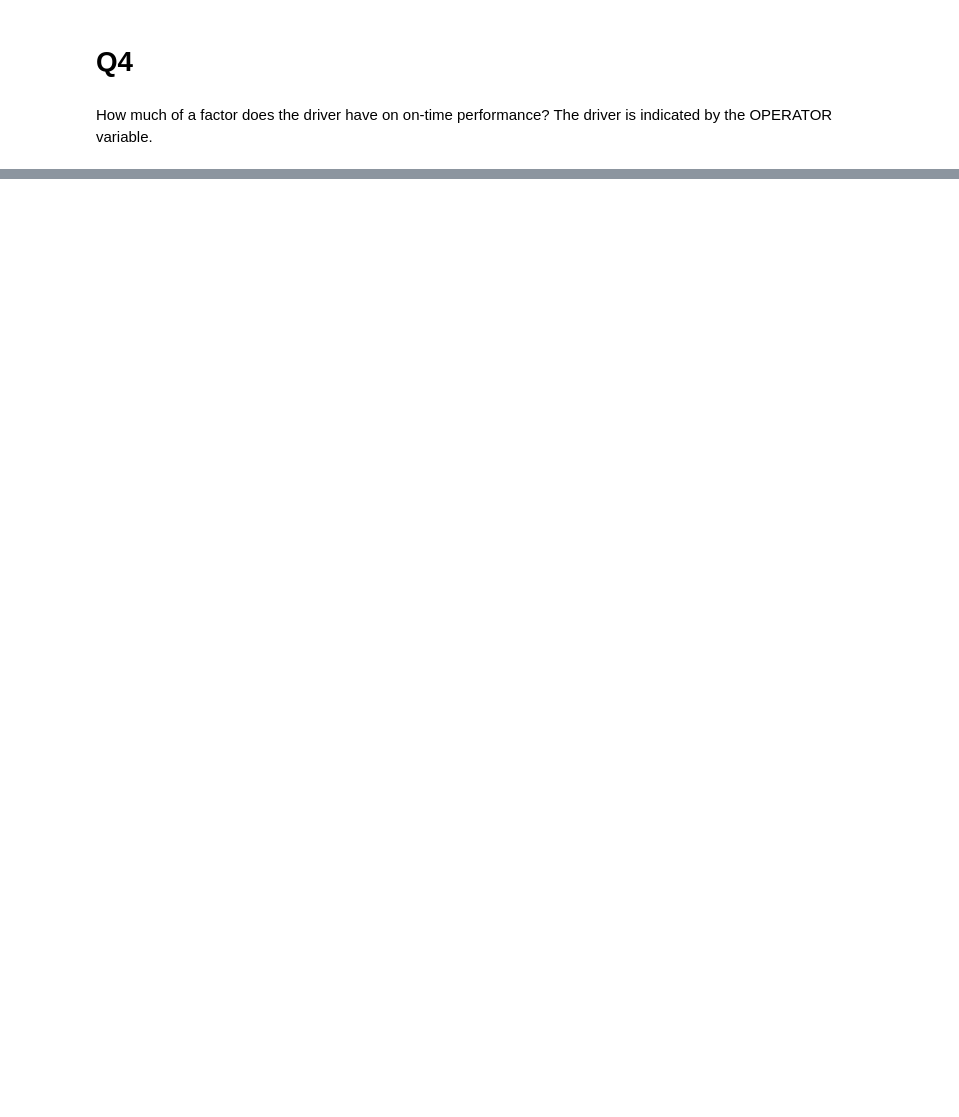
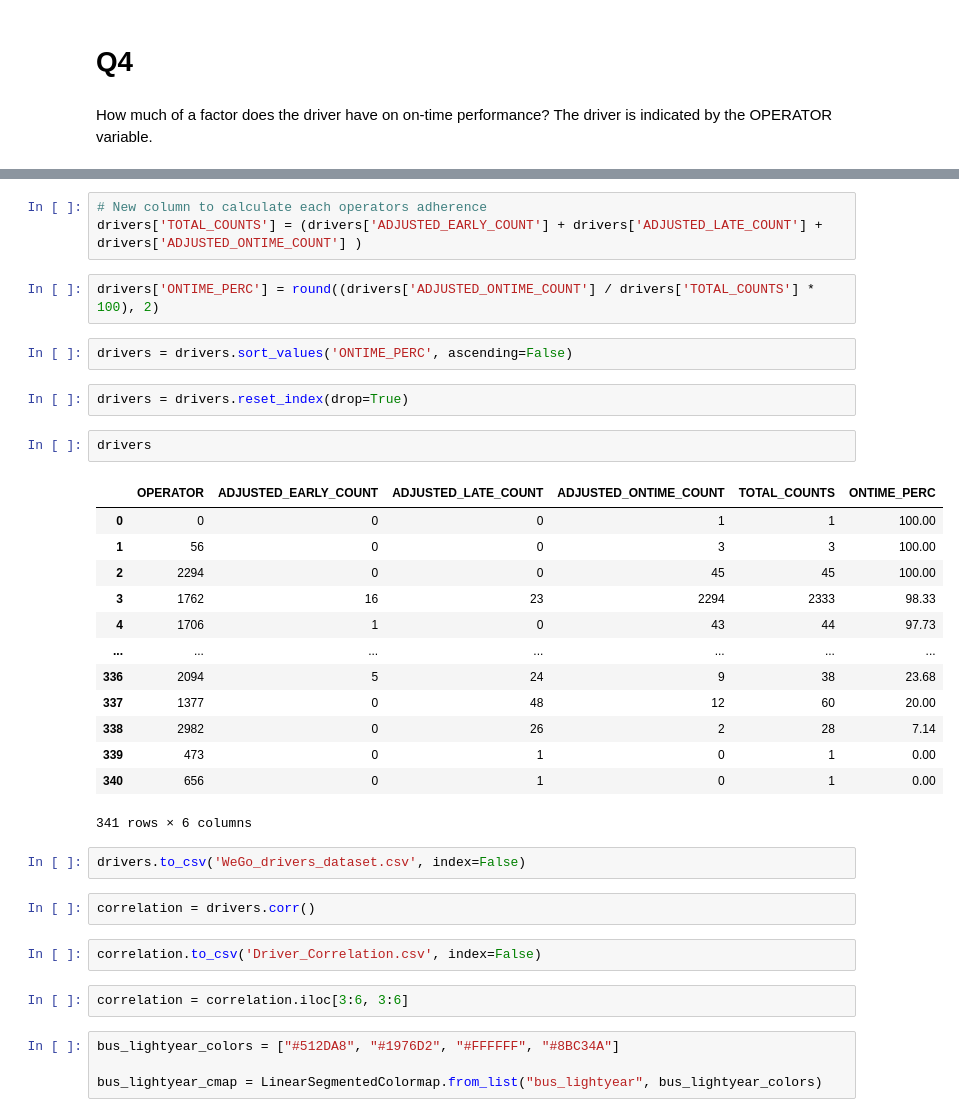
Before and after one commit to NewForce-Cohort-11-Data/wego-bus-lightyear, a Jupyter notebook: jc_wego.ipynb, the cells around one changed output, grey strips where cells are left out. Cells and saved outputs as stored; diff of their text form; blank space fills up the shorter version.

```diff
--- a/jc_wego.ipynb
+++ b/jc_wego.ipynb
@@ -122,0 +165,37 @@ How much of a factor does the driver have on on-time performance? The driver is
+# %%
+# New column to calculate each operators adherence
+drivers['TOTAL_COUNTS'] = (drivers['ADJUSTED_EARLY_COUNT'] + drivers['ADJUSTED_LATE_COUNT'] + drivers['ADJUSTED_ONTIME_COUNT'] )
+# %%
+drivers['ONTIME_PERC'] = round((drivers['ADJUSTED_ONTIME_COUNT'] / drivers['TOTAL_COUNTS'] * 100), 2)
+# %%
+drivers = drivers.sort_values('ONTIME_PERC', ascending=False)
+# %%
+drivers = drivers.reset_index(drop=True)
+# %%
+drivers
+# %% [output]
+|  | OPERATOR | ADJUSTED_EARLY_COUNT | ADJUSTED_LATE_COUNT | ADJUSTED_ONTIME_COUNT | TOTAL_COUNTS | ONTIME_PERC |
+| 0 | 0 | 0 | 0 | 1 | 1 | 100.00 |
+| 1 | 56 | 0 | 0 | 3 | 3 | 100.00 |
+| 2 | 2294 | 0 | 0 | 45 | 45 | 100.00 |
+| 3 | 1762 | 16 | 23 | 2294 | 2333 | 98.33 |
+| 4 | 1706 | 1 | 0 | 43 | 44 | 97.73 |
+| ... | ... | ... | ... | ... | ... | ... |
+| 336 | 2094 | 5 | 24 | 9 | 38 | 23.68 |
+| 337 | 1377 | 0 | 48 | 12 | 60 | 20.00 |
+| 338 | 2982 | 0 | 26 | 2 | 28 | 7.14 |
+| 339 | 473 | 0 | 1 | 0 | 1 | 0.00 |
+| 340 | 656 | 0 | 1 | 0 | 1 | 0.00 |
+341 rows × 6 columns
+# %%
+drivers.to_csv('WeGo_drivers_dataset.csv', index=False)
+# %%
+correlation = drivers.corr()
+# %%
+correlation.to_csv('Driver_Correlation.csv', index=False)
+# %%
+correlation = correlation.iloc[3:6, 3:6]
+# %%
+bus_lightyear_colors = ["#512DA8", "#1976D2", "#FFFFFF", "#8BC34A"]
+
+bus_lightyear_cmap = LinearSegmentedColormap.from_list("bus_lightyear", bus_lightyear_colors)
```
Also changed, not shown: parts of 19 cells of this notebook, 9 other files.
